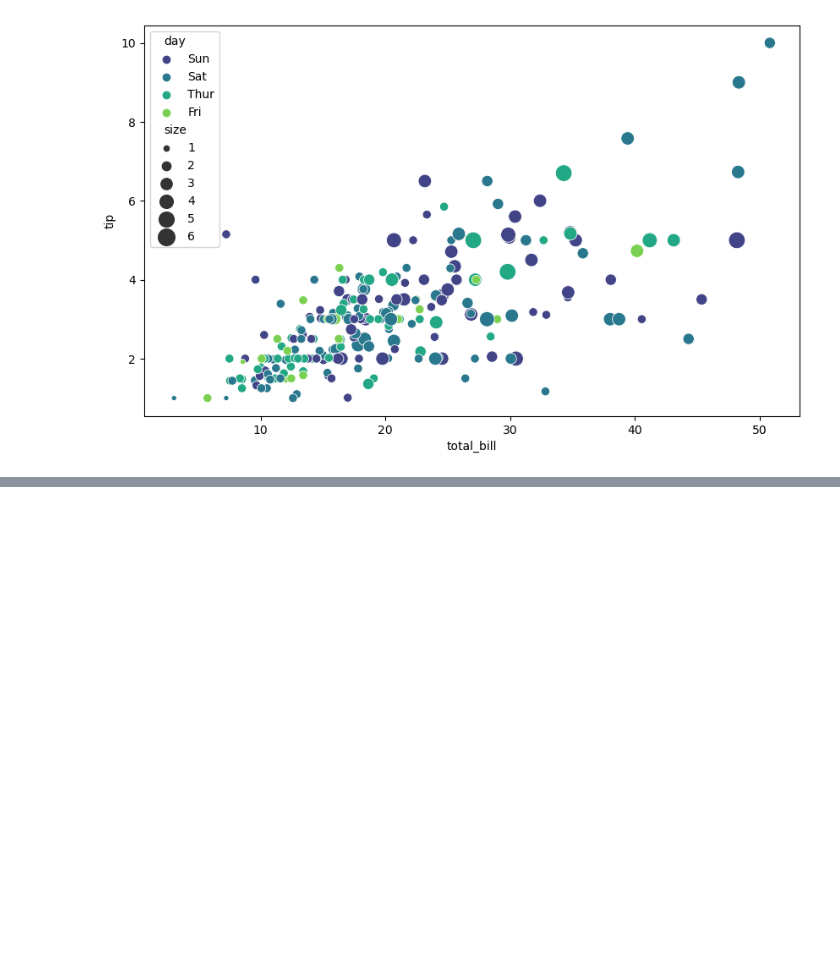
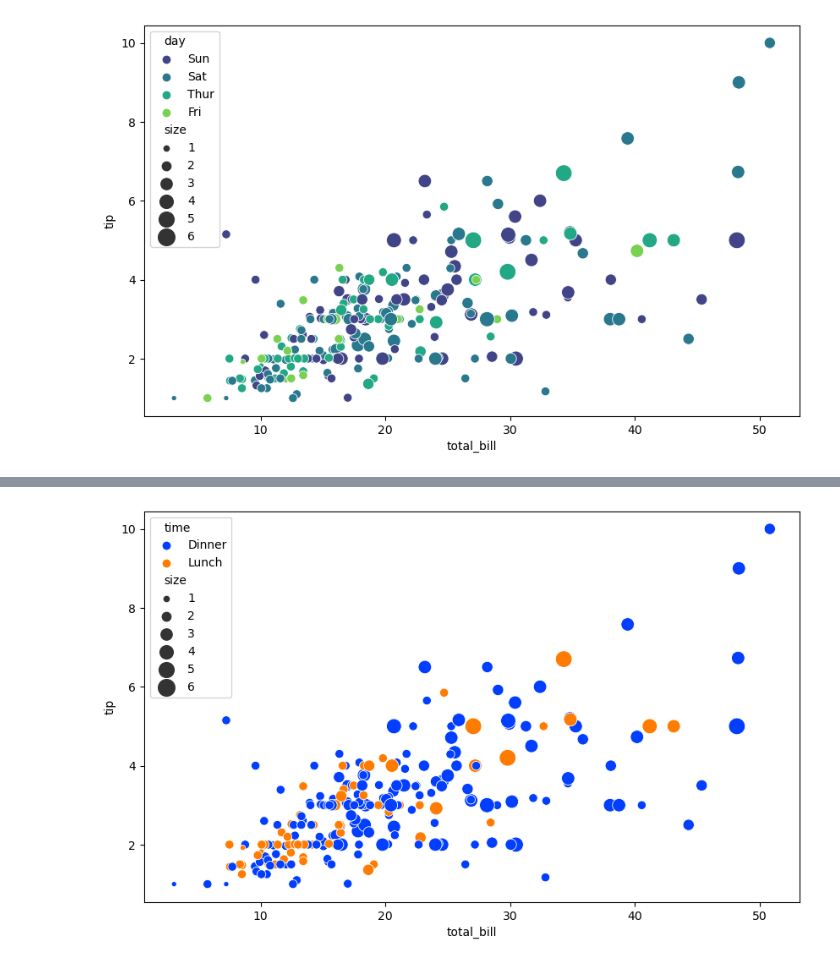
Before and after one commit to NANITH777/ML-DL-Examples, a Jupyter notebook: Waiter Tips Prediction/waiter.ipynb, the cells around one changed output, grey strips where cells are left out. Saved outputs shown, nothing was run; the diff lists cells and outputs as text; code cells hidden in the pictures; blank space fills up the shorter version.

```diff
--- a/Waiter Tips Prediction/waiter.ipynb
+++ b/Waiter Tips Prediction/waiter.ipynb
@@ -87,0 +95,5 @@ fig3.show()
+# %%
+plt.figure(figsize=(10, 6))
+scatter = sns.scatterplot(data=df, x="total_bill", y="tip", size="size", hue="time", palette="bright", sizes=(20, 200))
+# %% [output]
+[figure, added]
```
Also changed, not shown: parts of 7 cells of this notebook, 3 other files.
